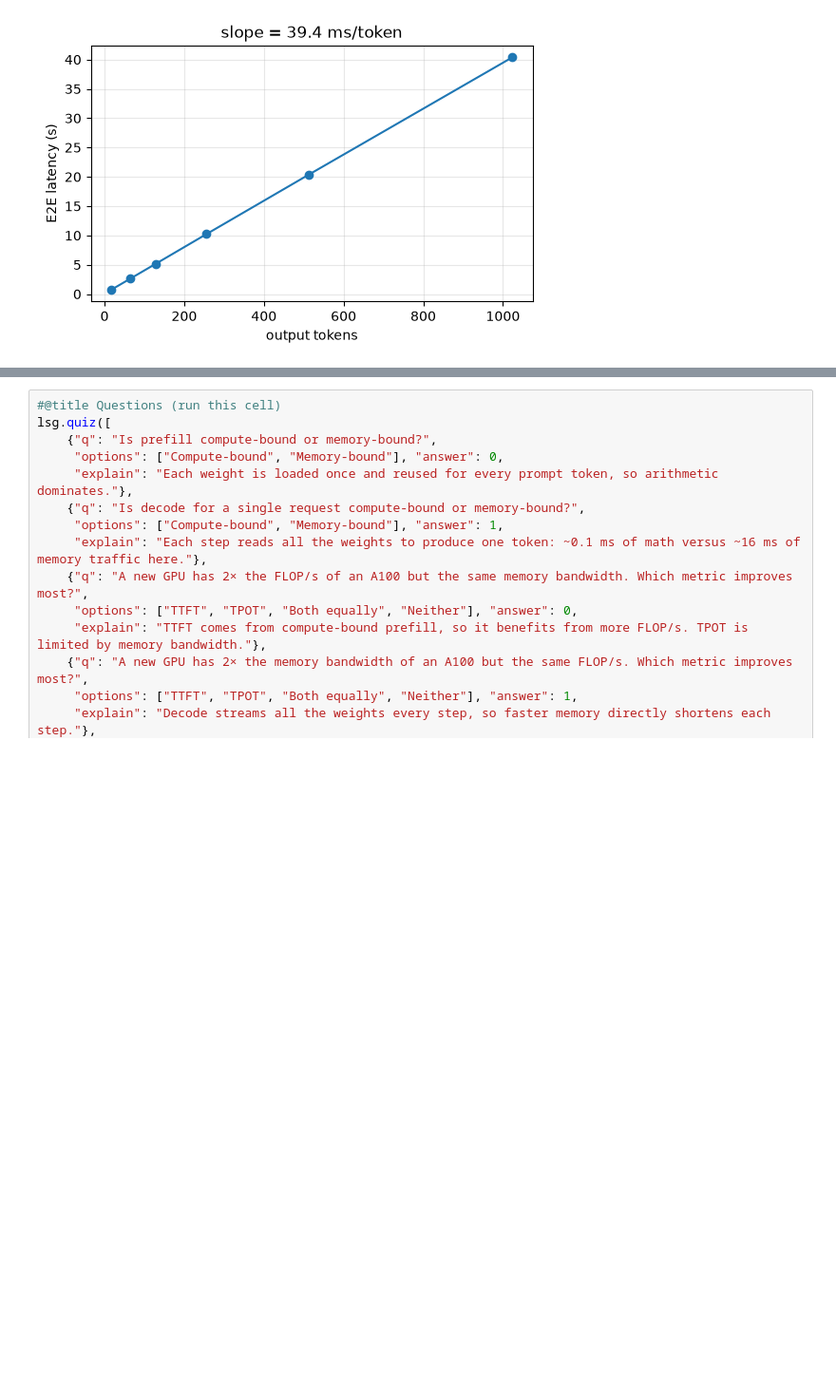
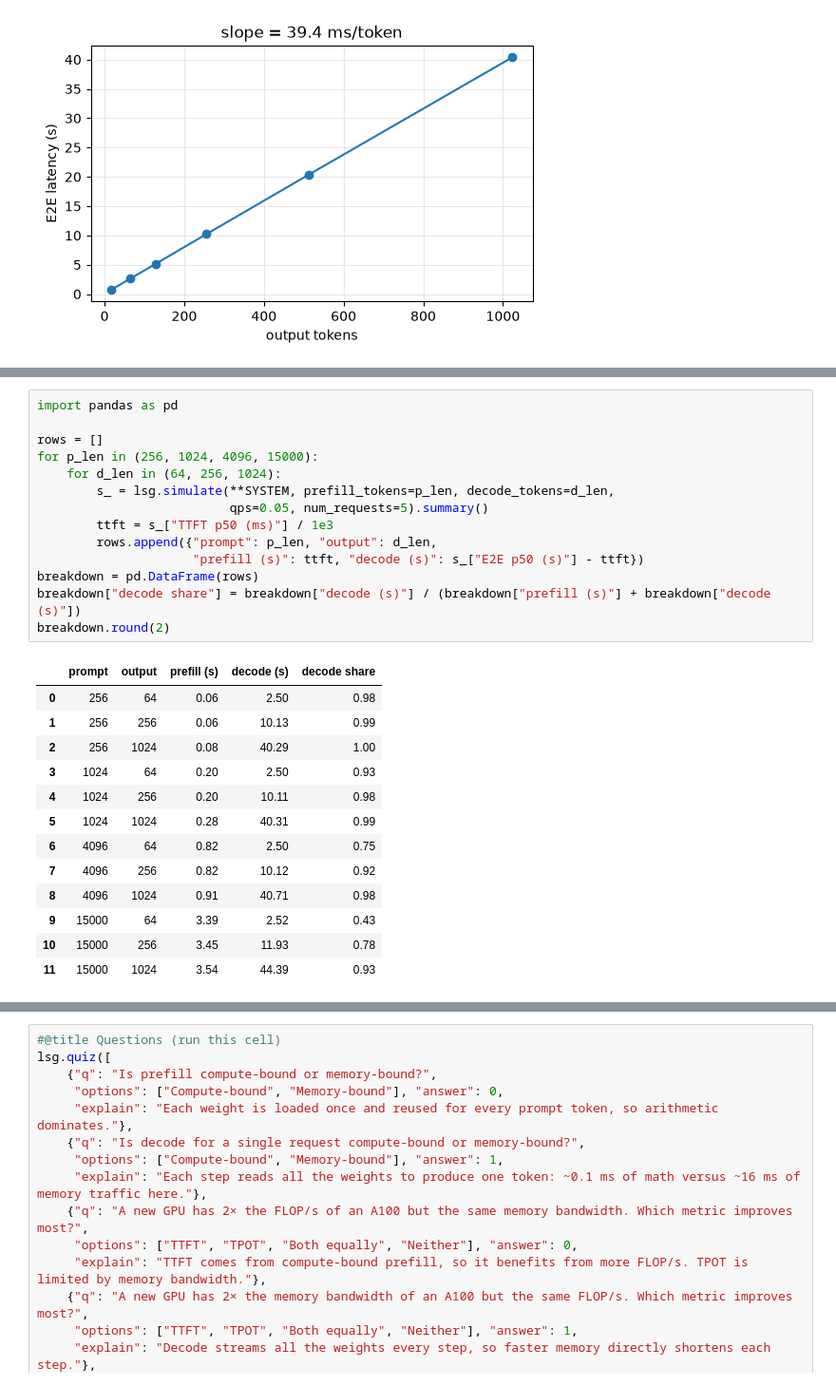
Before and after one commit to kwmaeng91/studying-llm-systems-without-gpus, a Jupyter notebook: docs/lectures/01-prefill-and-decode.ipynb, the cells around one changed output, grey strips where cells are left out. Shown at 95% size. Cells and saved outputs as stored; diff of their text form; blank space fills up the shorter version.

```diff
--- a/docs/lectures/01-prefill-and-decode.ipynb
+++ b/docs/lectures/01-prefill-and-decode.ipynb
@@ -237,0 +256,28 @@ plt.title(f"slope = {1e3 * slope:.1f} ms/token");
+# %%
+import pandas as pd
+
+rows = []
+for p_len in (256, 1024, 4096, 15000):
+    for d_len in (64, 256, 1024):
+        s_ = lsg.simulate(**SYSTEM, prefill_tokens=p_len, decode_tokens=d_len,
+                          qps=0.05, num_requests=5).summary()
+        ttft = s_["TTFT p50 (ms)"] / 1e3
+        rows.append({"prompt": p_len, "output": d_len,
+                     "prefill (s)": ttft, "decode (s)": s_["E2E p50 (s)"] - ttft})
+breakdown = pd.DataFrame(rows)
+breakdown["decode share"] = breakdown["decode (s)"] / (breakdown["prefill (s)"] + breakdown["decode (s)"])
+breakdown.round(2)
+# %% [output]
+|  | prompt | output | prefill (s) | decode (s) | decode share |
+| 0 | 256 | 64 | 0.06 | 2.50 | 0.98 |
+| 1 | 256 | 256 | 0.06 | 10.13 | 0.99 |
+| 2 | 256 | 1024 | 0.08 | 40.29 | 1.00 |
+| 3 | 1024 | 64 | 0.20 | 2.50 | 0.93 |
+| 4 | 1024 | 256 | 0.20 | 10.11 | 0.98 |
+| 5 | 1024 | 1024 | 0.28 | 40.31 | 0.99 |
+| 6 | 4096 | 64 | 0.82 | 2.50 | 0.75 |
+| 7 | 4096 | 256 | 0.82 | 10.12 | 0.92 |
+| 8 | 4096 | 1024 | 0.91 | 40.71 | 0.98 |
+| 9 | 15000 | 64 | 3.39 | 2.52 | 0.43 |
+| 10 | 15000 | 256 | 3.45 | 11.93 | 0.78 |
+| 11 | 15000 | 1024 | 3.54 | 44.39 | 0.93 |
```
Also changed, not shown: parts of 4 cells of this notebook, 3 other files.
